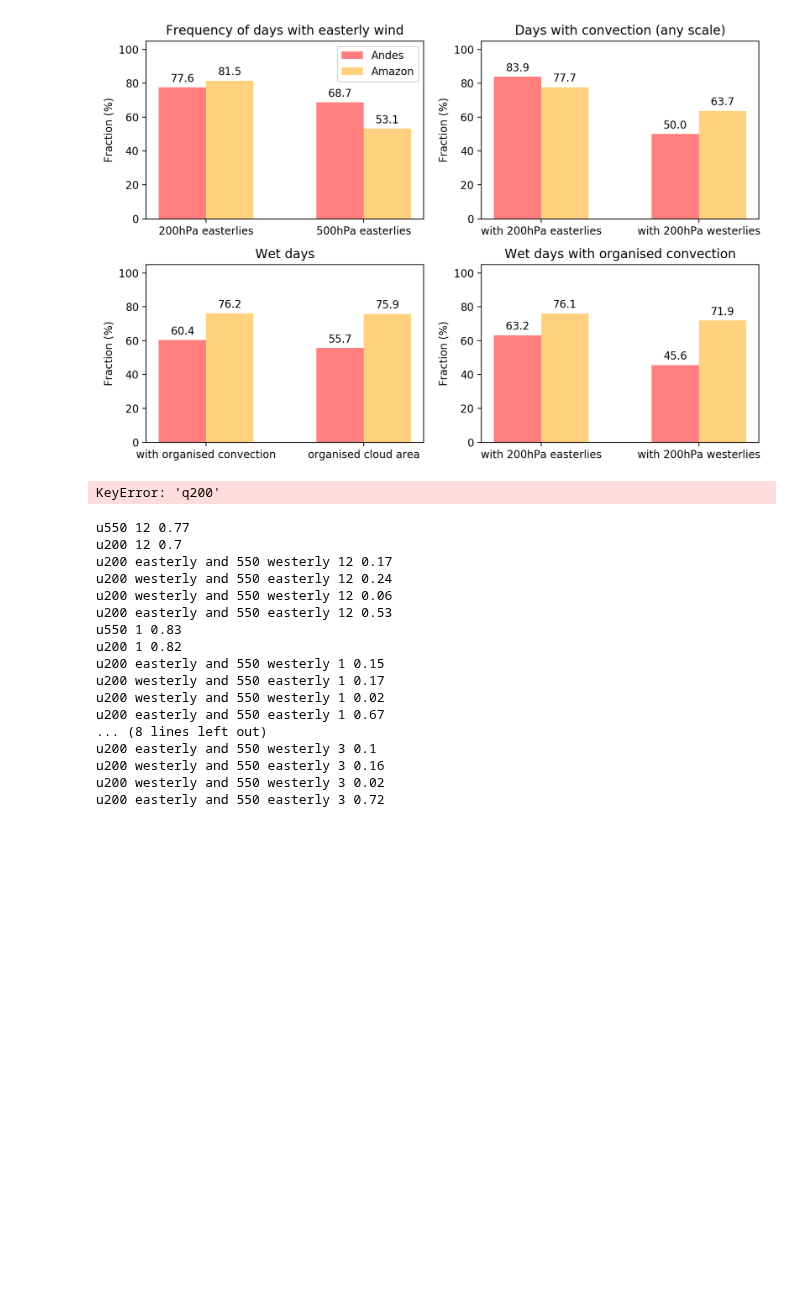
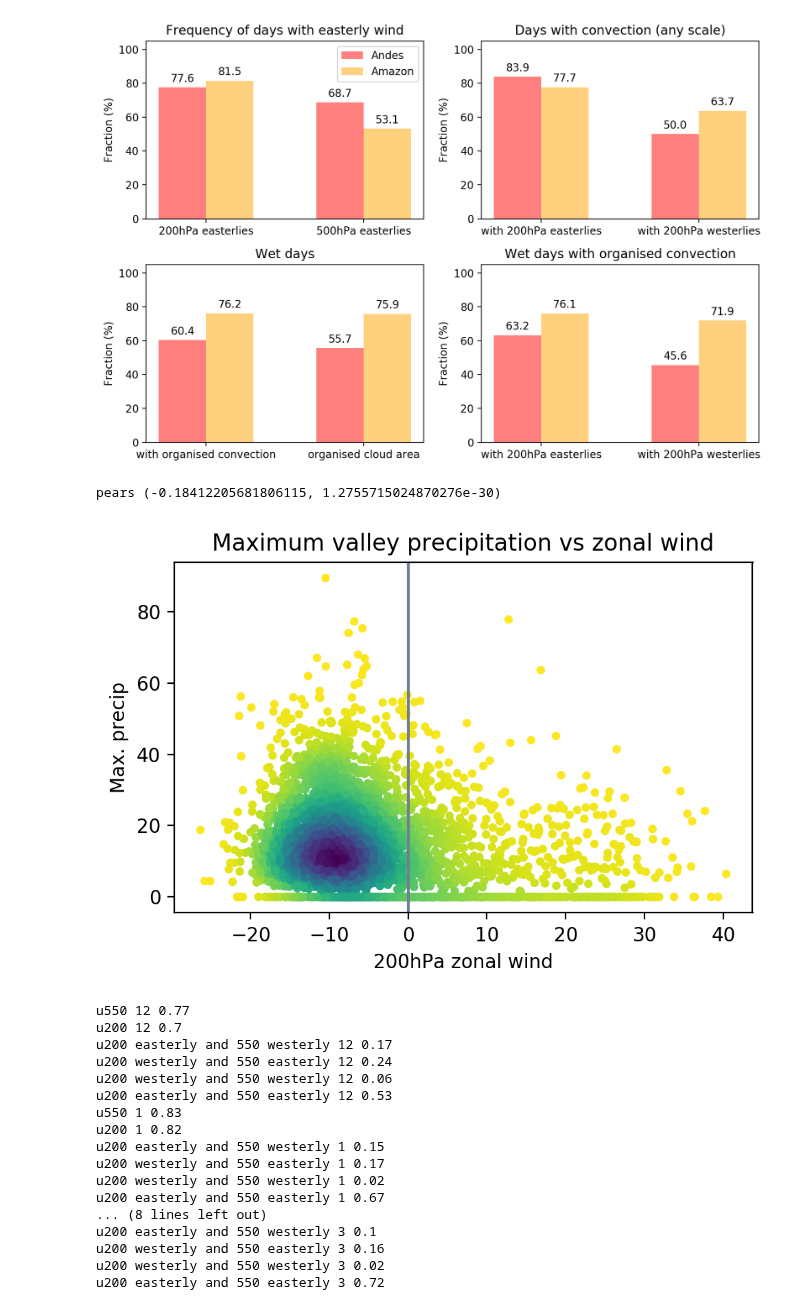
Before and after one commit to cornkle/proj_CEH, a Jupyter notebook: notebooks/HUARAZ_GRIDSAT-SpellTable-load.ipynb, the cells around one changed output. Saved outputs shown, nothing was run; the diff lists cells and outputs as text; code cells hidden in the pictures; blank space fills up the shorter version.

```diff
--- a/notebooks/HUARAZ_GRIDSAT-SpellTable-load.ipynb
+++ b/notebooks/HUARAZ_GRIDSAT-SpellTable-load.ipynb
@@ -227,20 +227,27 @@ def density_plot(v1,v2):
 
     return data, rr
 # %%
-v1 = 'q200'
-v2 = 'q650'
+v1 = 'u200'
+v2 = 'CHIRPSmax'
 
 mask = np.isfinite(tab[v1]) & np.isfinite(tab[v2])
 d1 = tab[v1][mask]
 d2 = tab[v2][mask]
 
-data1, r1 = density_plot(d1*1000, d2*1000)
-f= plt.figure()
+data1, r1 = density_plot(d1, d2)
+f= plt.figure(figsize=(5,3.5), dpi=200)
 ax = f.add_subplot(111)
-ax.scatter(d1*1000, d2*1000, c=data1, edgecolor='', cmap='viridis_r', s=20)
-ax.set_ylim(4,9)
+ax.scatter(d1, d2, c=data1, edgecolor='', cmap='viridis_r', s=20)
+ax.set_xlabel('200hPa zonal wind')
+ax.set_ylabel('Max. precip')
+ax.set_title('Maximum valley precipitation vs zonal wind')
+plt.axvline(x=0, color='slategrey')
+#ax.set_ylim(4,9)
+plt.tight_layout()
+plt.savefig(fpath+'scatter_hpa200.png')
 # %% [output]
-KeyError: 'q200'
+pears (-0.18412205681806115, 1.2755715024870276e-30)
+[figure, added]
 # %%
 for month in [12,1,2,3]:
     mm = tab[tab['month']==month]
```
Also changed, not shown: 32 other files.
